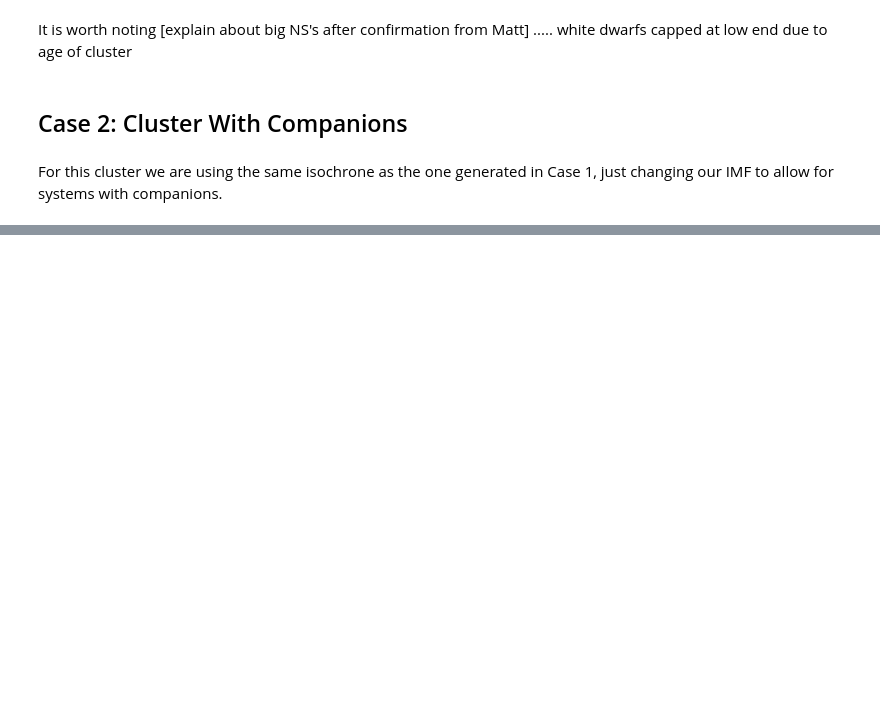
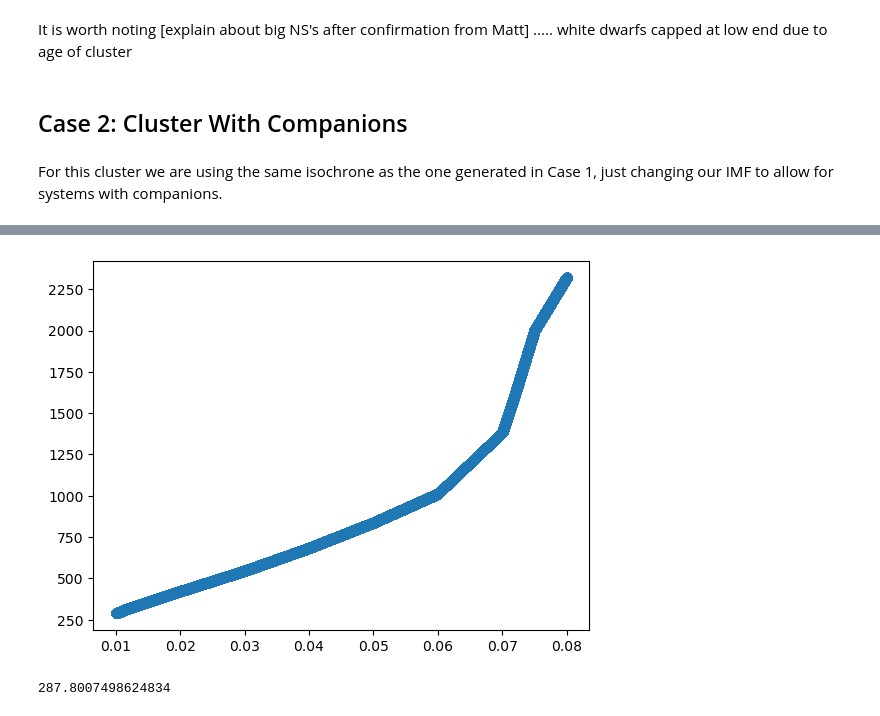
Before and after one commit to astropy/SPISEA, a Jupyter notebook: changes/BD_Clusters.ipynb, the cells around one changed output, grey strips where cells are left out. Drawn from its saved outputs; the diff is of its cells as text; code cells hidden in the pictures; blank space fills up the shorter version.

```diff
--- a/changes/BD_Clusters.ipynb
+++ b/changes/BD_Clusters.ipynb
@@ -282,0 +283,9 @@ BD comp min mass: 0.010000432726566368
+# %%
+plt.scatter(k_bd["mass_current"], k_bd['Teff'])
+plt.show()
+# %% [output]
+[figure, added]
+# %%
+np.min(k_bd['Teff'])
+# %% [output]
+287.8007498624834
```
Also changed, not shown: parts of 7 cells of this notebook, 3 other files.
